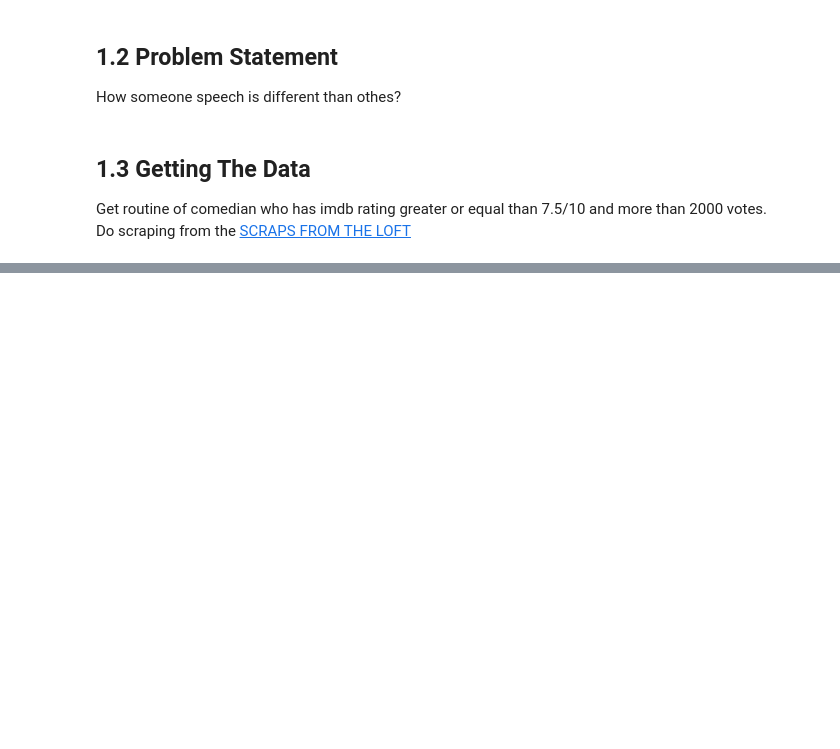
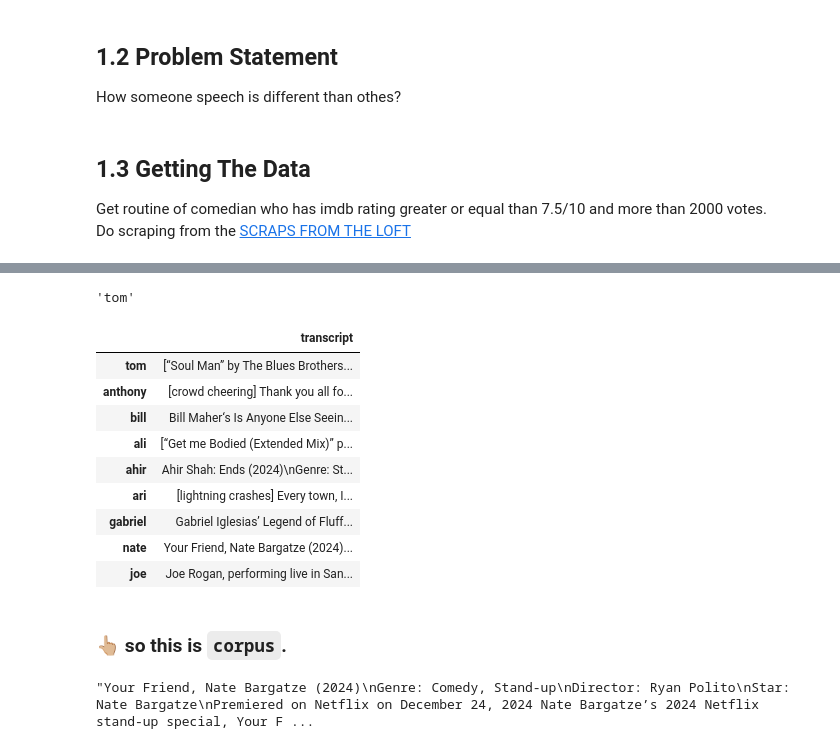
Before and after one commit to VED-PRAKA5H/nlp-demo, a Jupyter notebook: data_cleaning.ipynb, the cells around one changed output, grey strips where cells are left out. Cells and saved outputs as stored; diff of their text form; code cells hidden in the pictures; blank space fills up the shorter version.

Commit message:
cleaned the data

```diff
--- a/data_cleaning.ipynb
+++ b/data_cleaning.ipynb
@@ -29,15 +29,22 @@ def url_to_transcript(url):
     soup = BeautifulSoup(page, 'html')
     text = [p.text for p in soup.find_all('p')]
     print(url)
-    return text[1:20]  # get the 2 to 20 paragraph
+    return text
 
 # URLs of transcripts in scope
 urls = [
+    'https://scrapsfromtheloft.com/comedy/tom-papa-home-free-transcript/',
+    'https://scrapsfromtheloft.com/comedy/anthony-jeselnik-bones-and-all-transcript/',
+    'https://scrapsfromtheloft.com/comedy/bill-maher-is-anyone-else-seeing-this-transcript/',
+    'https://scrapsfromtheloft.com/comedy/ali-wong-single-lady-transcript/',
+    'https://scrapsfromtheloft.com/comedy/ahir-shah-ends-transcript/',
+    'https://scrapsfromtheloft.com/comedy/ari-shaffir-americas-sweetheart-transcript/',
     'https://scrapsfromtheloft.com/comedy/gabriel-iglesias-legend-of-fluffy-2025-transcript/',
     'https://scrapsfromtheloft.com/comedy/your-friend-nate-bargatze-transcript/',
     'https://scrapsfromtheloft.com/comedy/joe-rogan-burn-the-boats-transcript/'
 ]
-comedians = ['Gabriel', 'Nate', 'Joe']
+comedians = ['tom', 'anthony', 'bill', 'ali', 'ahir', 'ari', 'gabriel', 'nate', 'joe']
+minutes_runs = [62, 51, 66, 59, 61, 75, 101, 63, 67]
 # %%
 # this will take some time to scrape
 transcripts = [url_to_transcript(u) for u in urls]
@@ -75,0 +104,5 @@ soup.find('p',class_='post-content')
+# %%
+# lets take a look at our data again
+next(iter(data.keys()))
+# %% [output]
+'tom'
@@ -75,0 +112,33 @@ soup.find('p',class_='post-content')
+# %%
+def combine_text(list_of_text):
+    """Takes a list of text and combines them into one large chunk of text."""
+    combined = " ".join(list_of_text)
+    return combined
+# %%
+# combine it
+data_combined = {key: [combine_text(value)] for (key, value) in data.items()}
+# %%
+# put it into pandas dataframe
+import pandas as pd
+df = pd.DataFrame(data_combined).transpose()
+df.columns=['transcript']
+# %%
+df
+# %% [output]
+|  | transcript |
+| tom | [“Soul Man” by The Blues Brothers... |
+| anthony | [crowd cheering] Thank you all fo... |
+| bill | Bill Maher‘s Is Anyone Else Seein... |
+| ali | [“Get me Bodied (Extended Mix)” p... |
+| ahir | Ahir Shah: Ends (2024)\nGenre: St... |
+| ari | [lightning crashes] Every town, I... |
+| gabriel | Gabriel Iglesias’ Legend of Fluff... |
+| nate | Your Friend, Nate Bargatze (2024)... |
+| joe | Joe Rogan, performing live in San... |
+# %% [markdown]
+### 👆🏼 so this is `corpus`.
+# %%
+# lets take a look at the transcript for Nate
+df.transcript.loc['nate']
+# %% [output]
+"Your Friend, Nate Bargatze (2024)\nGenre: Comedy, Stand-up\nDirector: Ryan Polito\nStar: Nate Bargatze\nPremiered on Netflix on December 24, 2024 Nate Bargatze’s 2024 Netflix stand-up special, Your F ...
```
Also changed, not shown: parts of 25 cells of this notebook.
